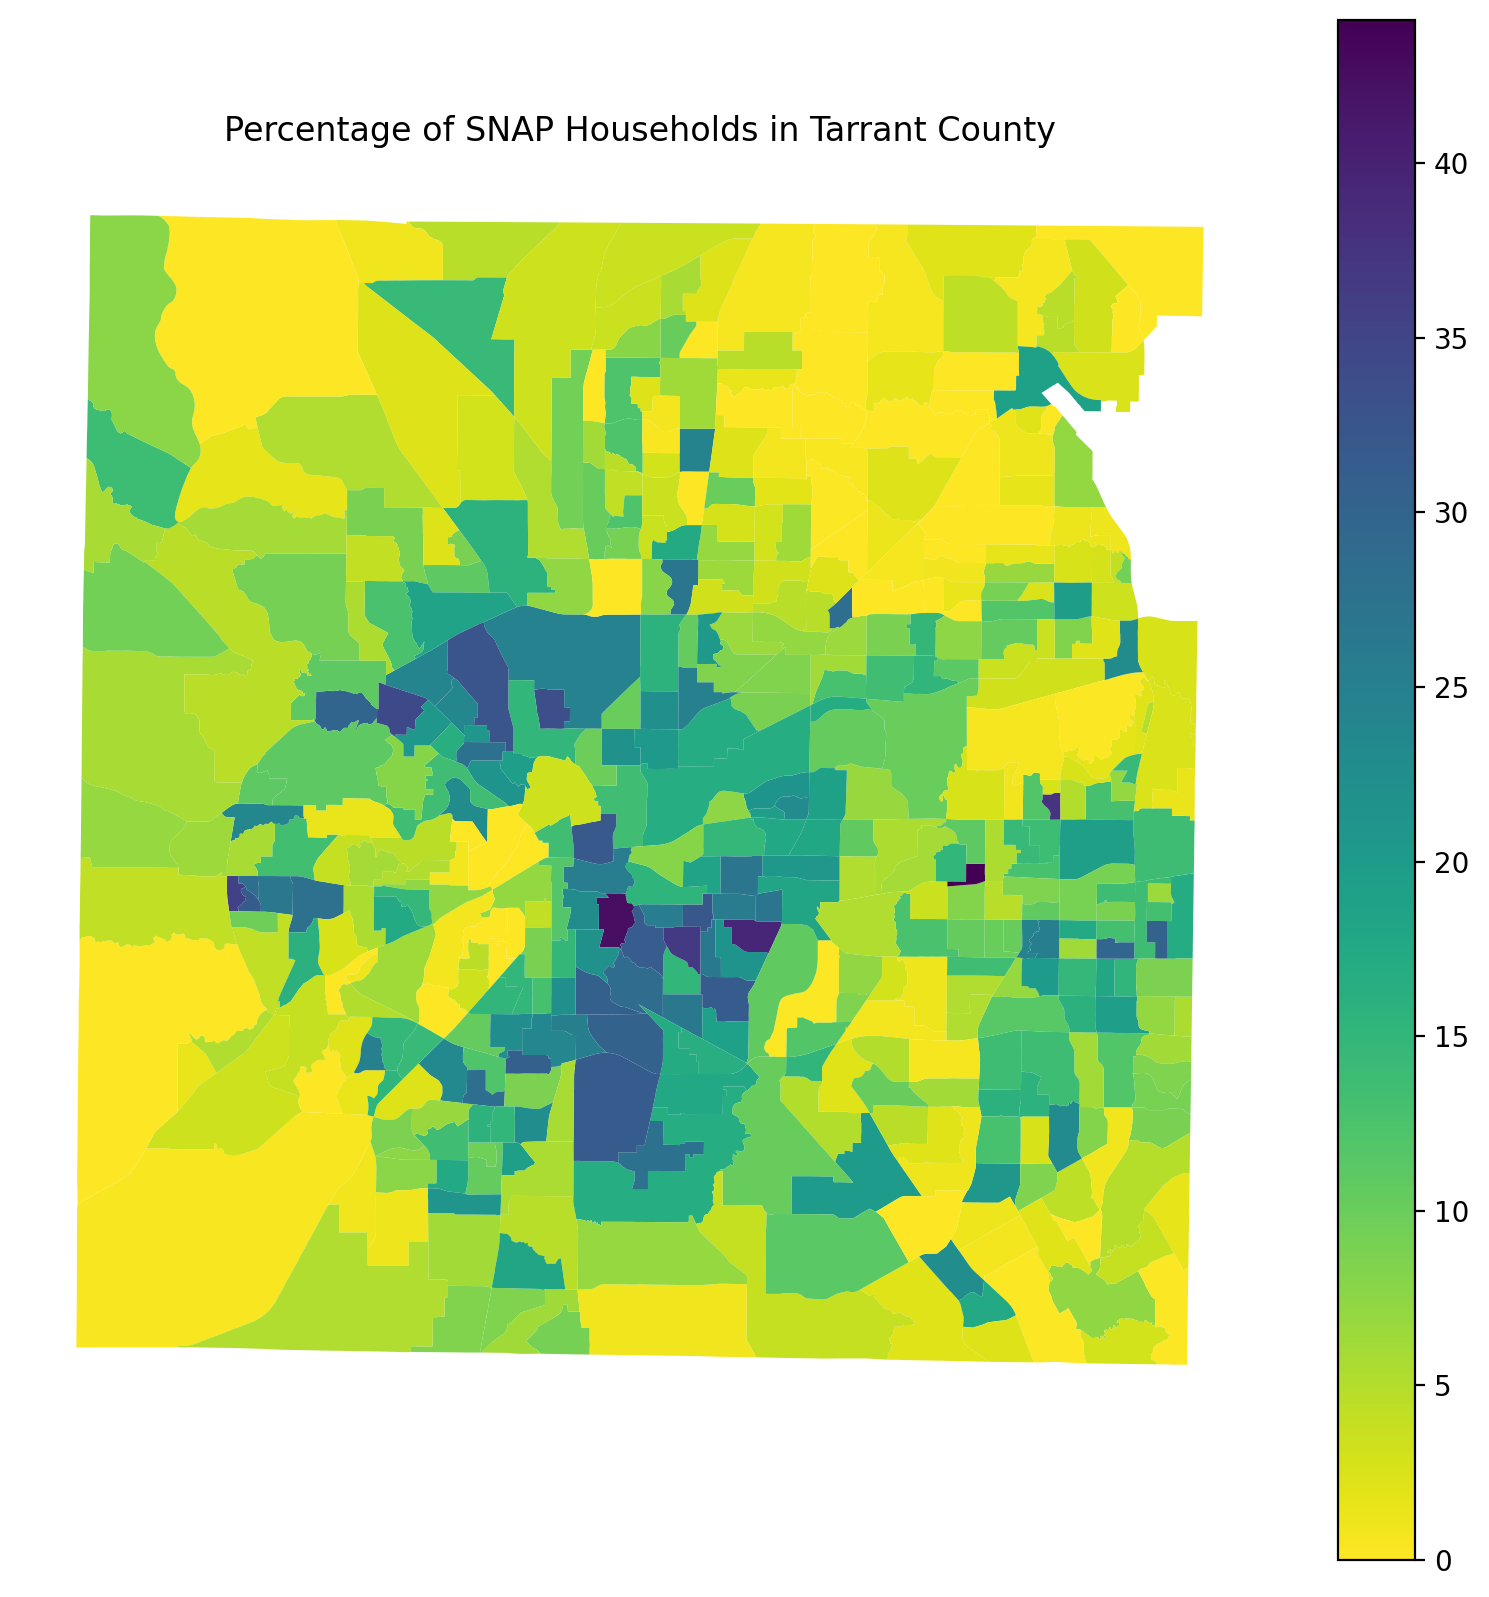
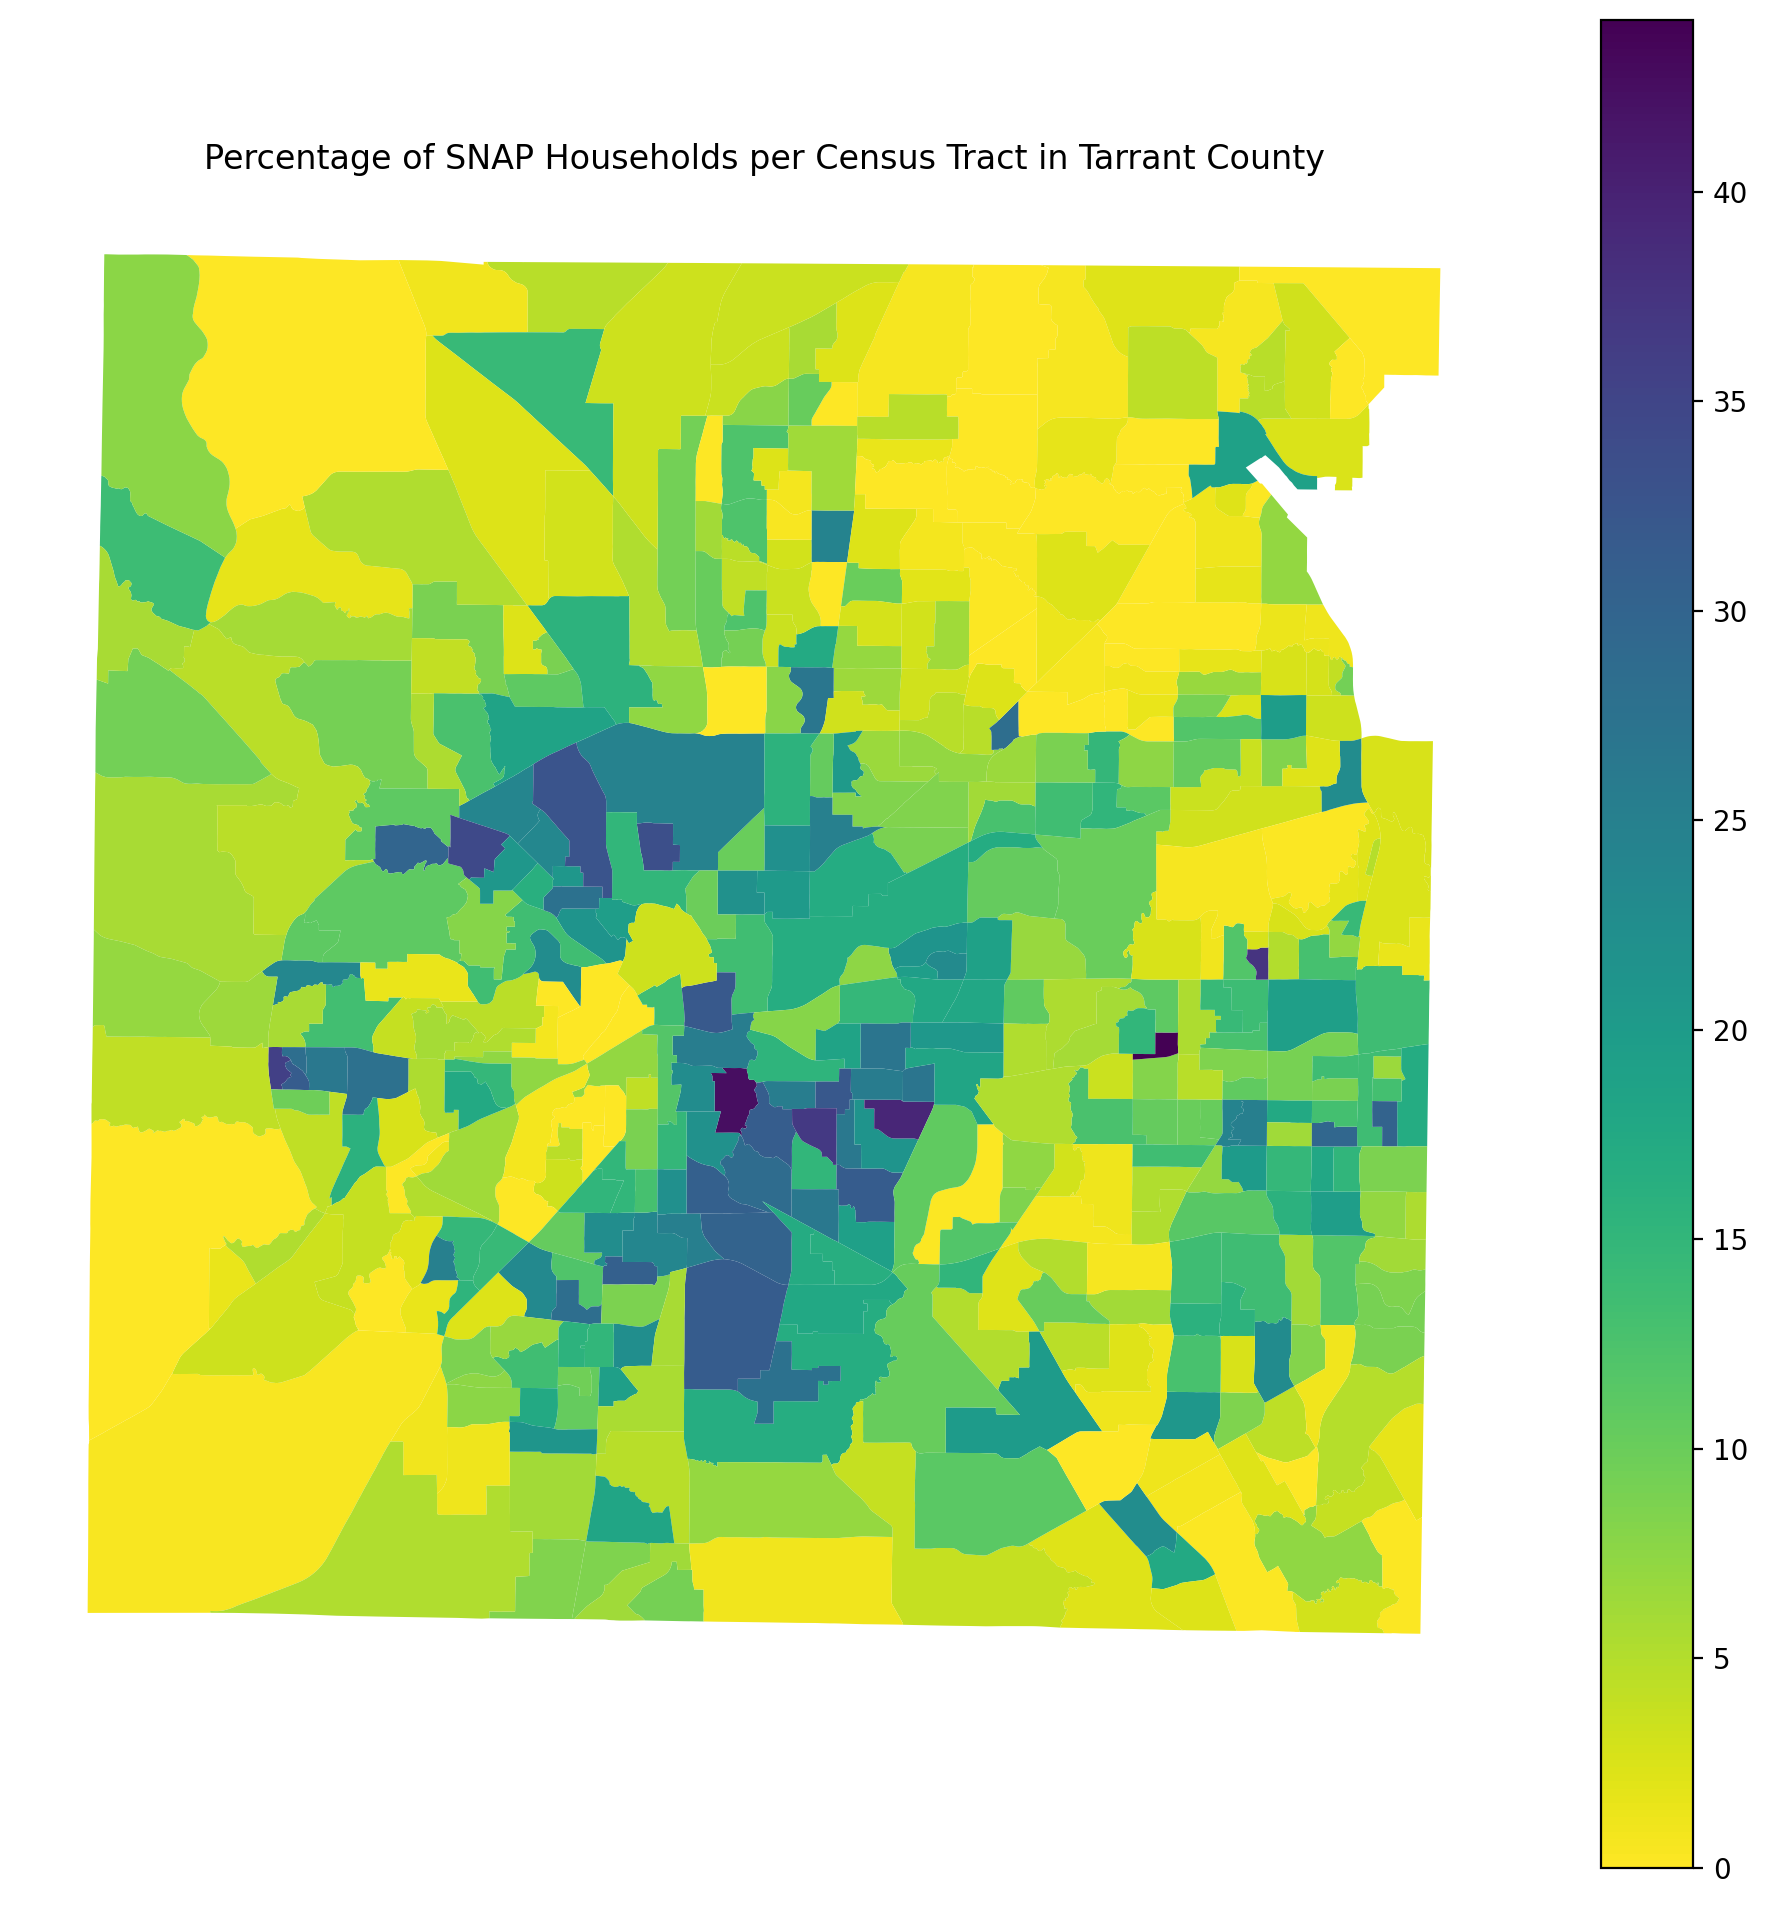
The notebook cell's code change between the first figure and the second:
--- before
+++ after
@@ -1,5 +1,5 @@
-fig, ax = plt.subplots(figsize=(10, 10))
+fig, ax = plt.subplots(figsize=(12, 12))
 
-merged.plot(
+merged_3.plot(
     column="S2201_C04_001E",
     cmap="viridis_r",
@@ -8,5 +8,5 @@
 )
 
-plt.title("Percentage of SNAP Households in Tarrant County")
+plt.title("Percentage of SNAP Households per Census Tract in Tarrant County")
 plt.axis("off")
 plt.show()

Commit: collins county